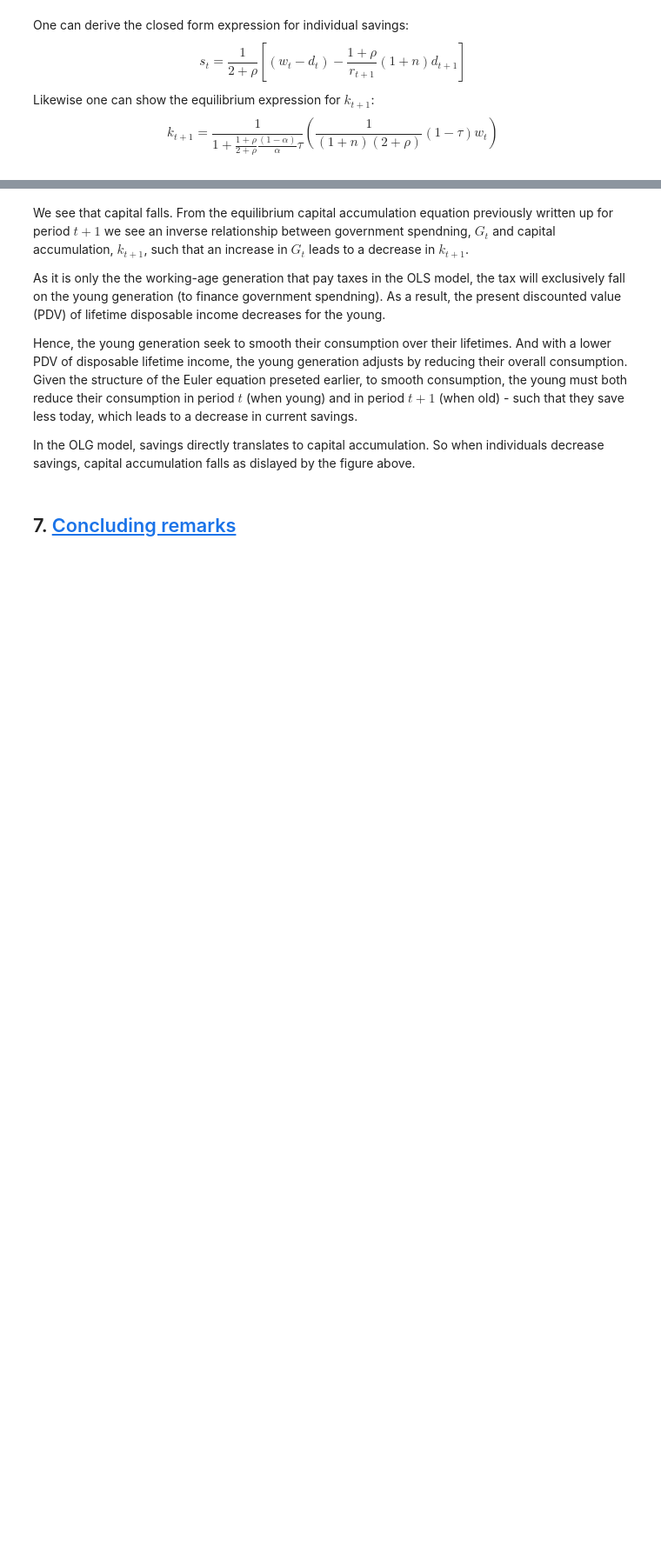
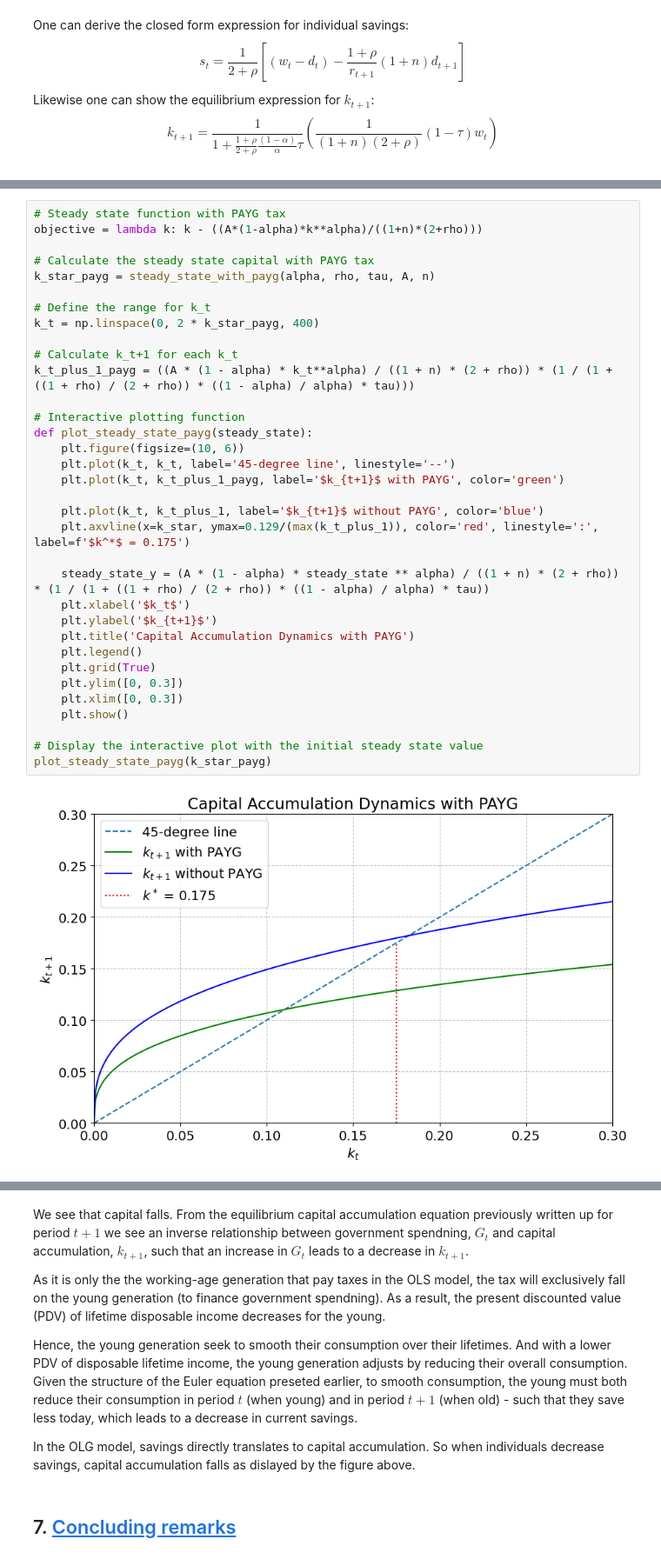
Before and after one commit to NumEconCopenhagen/projects-2024-Simon-C-og-Jens-H, a Jupyter notebook: modelproject/modelproject.ipynb, the cells around one changed output, grey strips where cells are left out. Shown at 87% size. Saved outputs shown, nothing was run; the diff lists cells and outputs as text; blank space fills up the shorter version.

```diff
--- a/modelproject/modelproject.ipynb
+++ b/modelproject/modelproject.ipynb
@@ -269 +296,37 @@ $$
+# %%
+# Steady state function with PAYG tax
+objective = lambda k: k - ((A*(1-alpha)*k**alpha)/((1+n)*(2+rho)))
+
+# Calculate the steady state capital with PAYG tax
+k_star_payg = steady_state_with_payg(alpha, rho, tau, A, n)
+
+# Define the range for k_t
+k_t = np.linspace(0, 2 * k_star_payg, 400)
+
+# Calculate k_t+1 for each k_t
+k_t_plus_1_payg = ((A * (1 - alpha) * k_t**alpha) / ((1 + n) * (2 + rho)) * (1 / (1 + ((1 + rho) / (2 + rho)) * ((1 - alpha) / alpha) * tau)))
+
+# Interactive plotting function
+def plot_steady_state_payg(steady_state):
+    plt.figure(figsize=(10, 6))
+    plt.plot(k_t, k_t, label='45-degree line', linestyle='--')
+    plt.plot(k_t, k_t_plus_1_payg, label='$k_{t+1}$ with PAYG', color='green')
+
+    plt.plot(k_t, k_t_plus_1, label='$k_{t+1}$ without PAYG', color='blue')
+    plt.axvline(x=k_star, ymax=0.129/(max(k_t_plus_1)), color='red', linestyle=':', label=f'$k^*$ = 0.175')
+
+    steady_state_y = (A * (1 - alpha) * steady_state ** alpha) / ((1 + n) * (2 + rho)) * (1 / (1 + ((1 + rho) / (2 + rho)) * ((1 - alpha) / alpha) * tau))
+    plt.xlabel('$k_t$')
+    plt.ylabel('$k_{t+1}$')
+    plt.title('Capital Accumulation Dynamics with PAYG')
+    plt.legend()
+    plt.grid(True)
+    plt.ylim([0, 0.3])
+    plt.xlim([0, 0.3])
+    plt.show()
+
+# Display the interactive plot with the initial steady state value
+plot_steady_state_payg(k_star_payg)
+# %% [output]
+[figure, added]
 # %%
```
Also changed, not shown: parts of 3 cells of this notebook.
